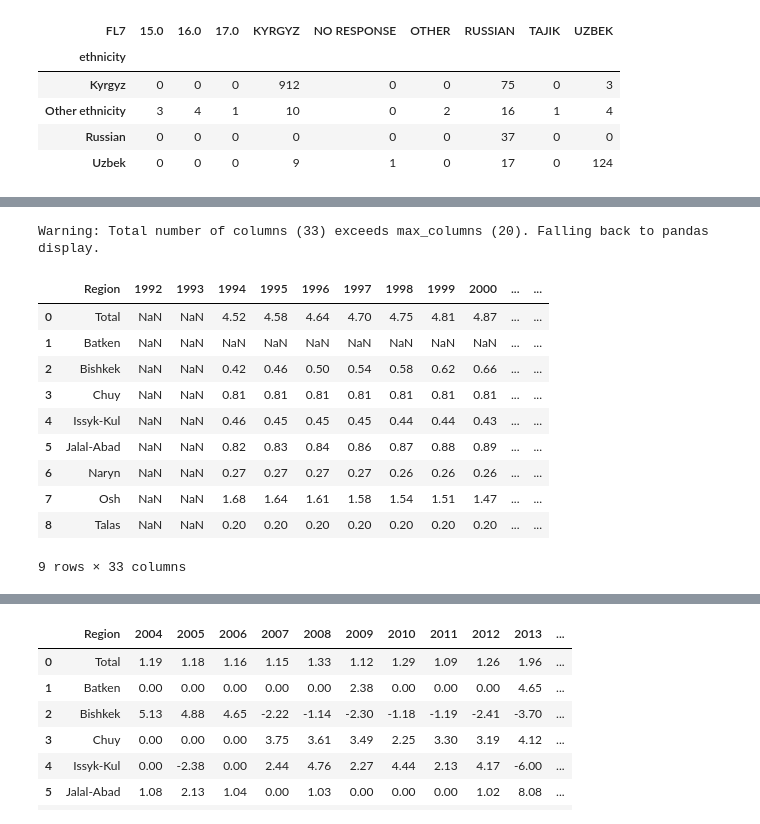
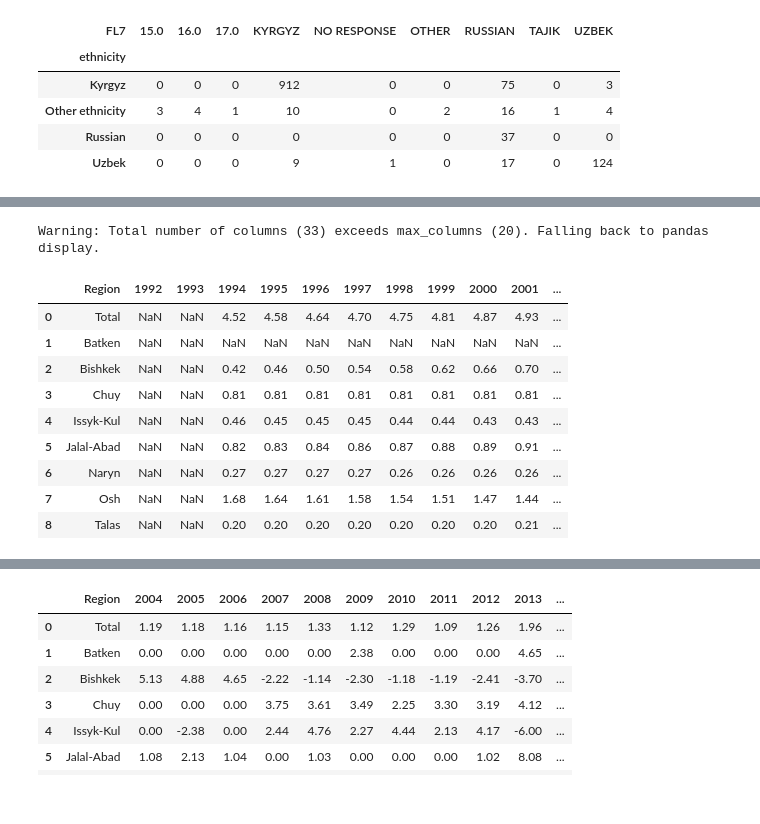
Before and after one commit to Jonchyk/Datamgmt, a Jupyter notebook: PS0?.ipynb, the cells around one changed output, grey strips where cells are left out. Drawn from its saved outputs; the diff is of its cells as text; code cells hidden in the pictures.

```diff
--- a/PS0?.ipynb
+++ b/PS0?.ipynb
@@ -378,6 +411,10 @@ Warning: Total number of columns (228) exceeds max_columns (20). Falling back to
 # In the future can do a merge and roll up, for now, let's keep as is. Need to export this to a CSV file, right?
 # %%
 #now to read in a second dataset - let's grab some data from UNGLOBAL Data lab by region, it's quite clean and ready to go!
-pop = pd.read_csv('/content/GDL-Total-area-population-in-millions-data.csv')
+#reentering the code, was on PS1 file...
+#now to read in a second dataset - let's grab some data from UNGLOBAL Data lab by region, it's quite clean and ready to go!
+!wget --no-check-certificate 'https://docs.google.com/spreadsheets/d/1V9cMDdPdcf19ahKqUoT2uxJxsXas-qGYLSBD3QG_rL8/export?format=csv' -O GDL-pop-data.csv
+
+pop = pd.read_csv('/content/GDL-pop-data.csv')
 pop.head(1)
 # %% [output]
@@ -388,19 +441,18 @@ Warning: Total number of columns (38) exceeds max_columns (20). Falling back to
 # %%
-pop.drop(columns=['Country', 'Continent', 'ISO_Code', 'Level', 'GDLCODE'], inplace=True)
+pop.drop(columns=['Country', 'Continent', 'ISOCode', 'Level', 'GDLCODE'], inplace=True)
 pop.head(10)
 # %% [output]
 Warning: Total number of columns (33) exceeds max_columns (20). Falling back to pandas display.
-|  | Region | 1992 | 1993 | 1994 | 1995 | 1996 | 1997 | 1998 | 1999 | 2000 | ... | ... |
-| 0 | Total | NaN | NaN | 4.52 | 4.58 | 4.64 | 4.70 | 4.75 | 4.81 | 4.87 | ... | ... |
-| 1 | Batken | NaN | NaN | NaN | NaN | NaN | NaN | NaN | NaN | NaN | ... | ... |
-| 2 | Bishkek | NaN | NaN | 0.42 | 0.46 | 0.50 | 0.54 | 0.58 | 0.62 | 0.66 | ... | ... |
-| 3 | Chuy | NaN | NaN | 0.81 | 0.81 | 0.81 | 0.81 | 0.81 | 0.81 | 0.81 | ... | ... |
-| 4 | Issyk-Kul | NaN | NaN | 0.46 | 0.45 | 0.45 | 0.45 | 0.44 | 0.44 | 0.43 | ... | ... |
-| 5 | Jalal-Abad | NaN | NaN | 0.82 | 0.83 | 0.84 | 0.86 | 0.87 | 0.88 | 0.89 | ... | ... |
-| 6 | Naryn | NaN | NaN | 0.27 | 0.27 | 0.27 | 0.27 | 0.26 | 0.26 | 0.26 | ... | ... |
-| 7 | Osh | NaN | NaN | 1.68 | 1.64 | 1.61 | 1.58 | 1.54 | 1.51 | 1.47 | ... | ... |
-| 8 | Talas | NaN | NaN | 0.20 | 0.20 | 0.20 | 0.20 | 0.20 | 0.20 | 0.20 | ... | ... |
+|  | Region | 1992 | 1993 | 1994 | 1995 | 1996 | 1997 | 1998 | 1999 | 2000 | 2001 | ... |
+| 0 | Total | NaN | NaN | 4.52 | 4.58 | 4.64 | 4.70 | 4.75 | 4.81 | 4.87 | 4.93 | ... |
+| 1 | Batken | NaN | NaN | NaN | NaN | NaN | NaN | NaN | NaN | NaN | NaN | ... |
+| 2 | Bishkek | NaN | NaN | 0.42 | 0.46 | 0.50 | 0.54 | 0.58 | 0.62 | 0.66 | 0.70 | ... |
+| 3 | Chuy | NaN | NaN | 0.81 | 0.81 | 0.81 | 0.81 | 0.81 | 0.81 | 0.81 | 0.81 | ... |
+| 4 | Issyk-Kul | NaN | NaN | 0.46 | 0.45 | 0.45 | 0.45 | 0.44 | 0.44 | 0.43 | 0.43 | ... |
+| 5 | Jalal-Abad | NaN | NaN | 0.82 | 0.83 | 0.84 | 0.86 | 0.87 | 0.88 | 0.89 | 0.91 | ... |
+| 6 | Naryn | NaN | NaN | 0.27 | 0.27 | 0.27 | 0.27 | 0.26 | 0.26 | 0.26 | 0.26 | ... |
+| 7 | Osh | NaN | NaN | 1.68 | 1.64 | 1.61 | 1.58 | 1.54 | 1.51 | 1.47 | 1.44 | ... |
+| 8 | Talas | NaN | NaN | 0.20 | 0.20 | 0.20 | 0.20 | 0.20 | 0.20 | 0.20 | 0.21 | ... |
-9 rows × 33 columns
 # %%
 # Convert the relevant columns (excluding the first column 'Region') to numeric
 for col in pop.columns[1:]:  # Skip the first column (Region)
```
Also changed, not shown: parts of 19 cells of this notebook.
